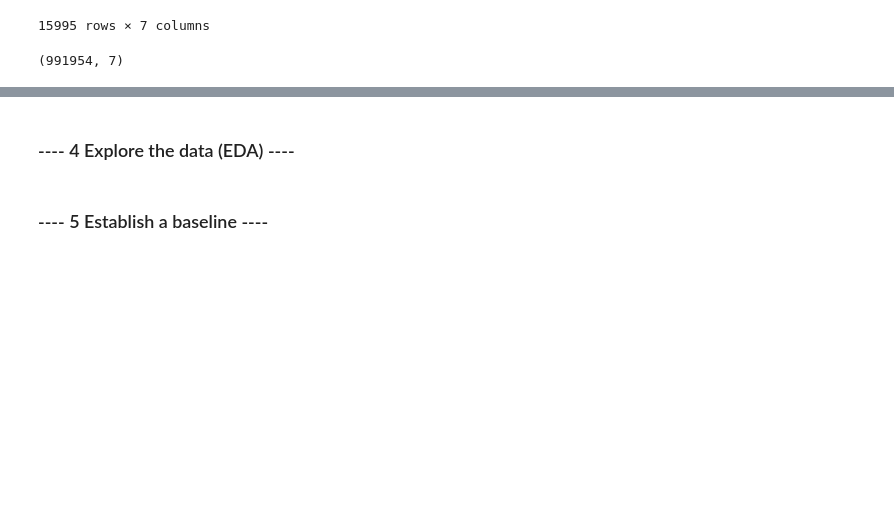
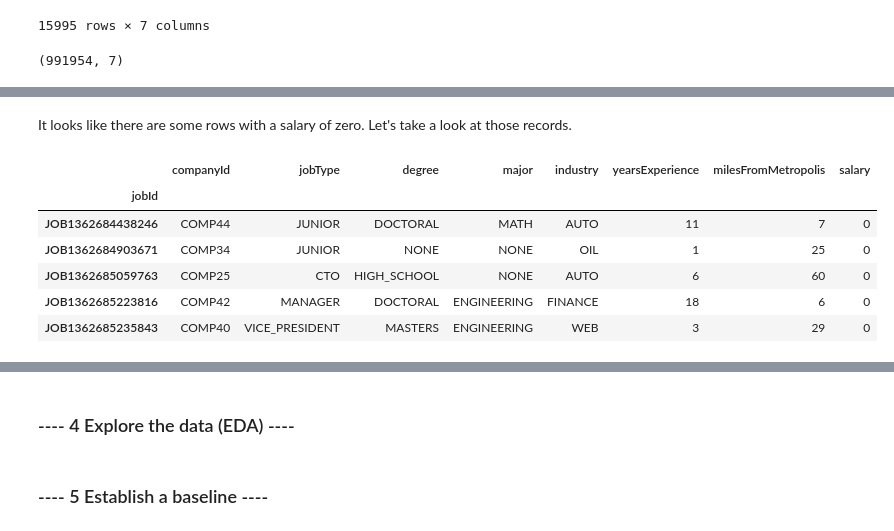
Before and after one commit to stevers28/salarypredictionportfolio, a Jupyter notebook: Salary_Prediction_Notebook.ipynb, the cells around one changed output, grey strips where cells are left out. Saved outputs shown, nothing was run; the diff lists cells and outputs as text; code cells hidden in the pictures; blank space fills up the shorter version.

```diff
--- a/Salary_Prediction_Notebook.ipynb
+++ b/Salary_Prediction_Notebook.ipynb
@@ -209,3 +209,6 @@ test_feat.drop_duplicates(features,inplace=True)
 test_feat.shape
 # %% [output]
 (991954, 7)
+# %%
+train_w_salary.drop(dups_w_salary.index,inplace=True)
+train_w_salary.shape
@@ -211,0 +230,15 @@ test_feat.shape
+# %% [markdown]
+It looks like there are some rows with a salary of zero. Let's take a look at those records.
+# %%
+#Select rows with zero salary
+
+zero_salary = train_w_salary['salary'] <= 0
+train_w_salary[zero_salary]
+# %% [output]
+|  | companyId | jobType | degree | major | industry | yearsExperience | milesFromMetropolis | salary |
+| jobId |  |  |  |  |  |  |  |  |
+| JOB1362684438246 | COMP44 | JUNIOR | DOCTORAL | MATH | AUTO | 11 | 7 | 0 |
+| JOB1362684903671 | COMP34 | JUNIOR | NONE | NONE | OIL | 1 | 25 | 0 |
+| JOB1362685059763 | COMP25 | CTO | HIGH_SCHOOL | NONE | AUTO | 6 | 60 | 0 |
+| JOB1362685223816 | COMP42 | MANAGER | DOCTORAL | ENGINEERING | FINANCE | 18 | 6 | 0 |
+| JOB1362685235843 | COMP40 | VICE_PRESIDENT | MASTERS | ENGINEERING | WEB | 3 | 29 | 0 |
```
Also changed, not shown: parts of 3 cells of this notebook.
